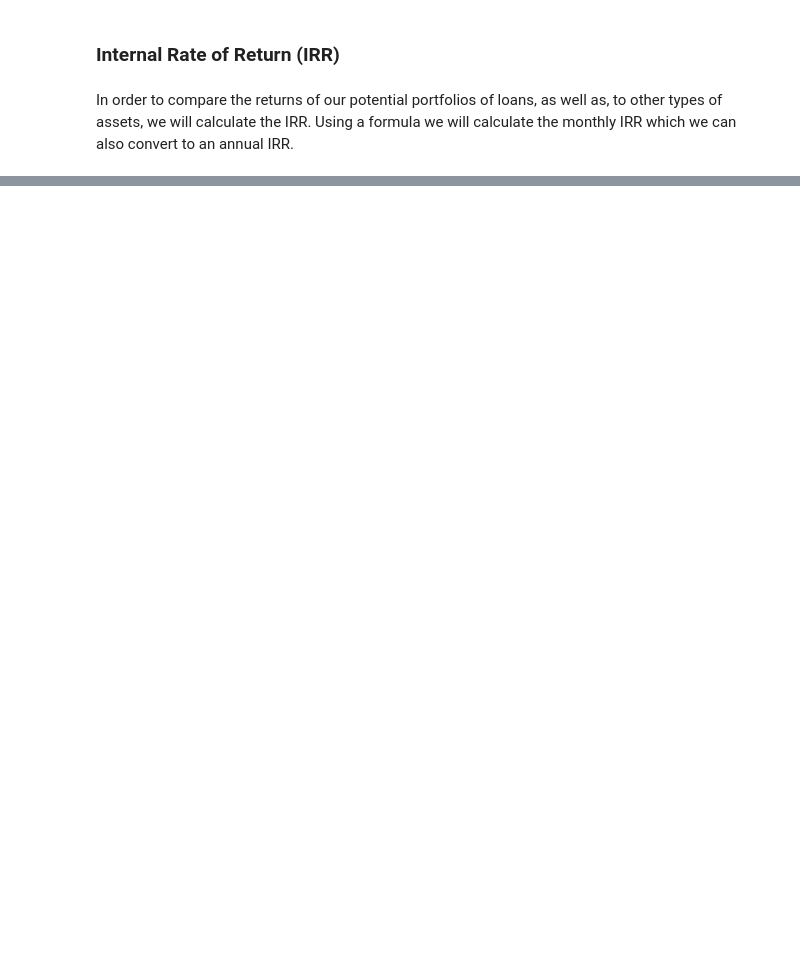
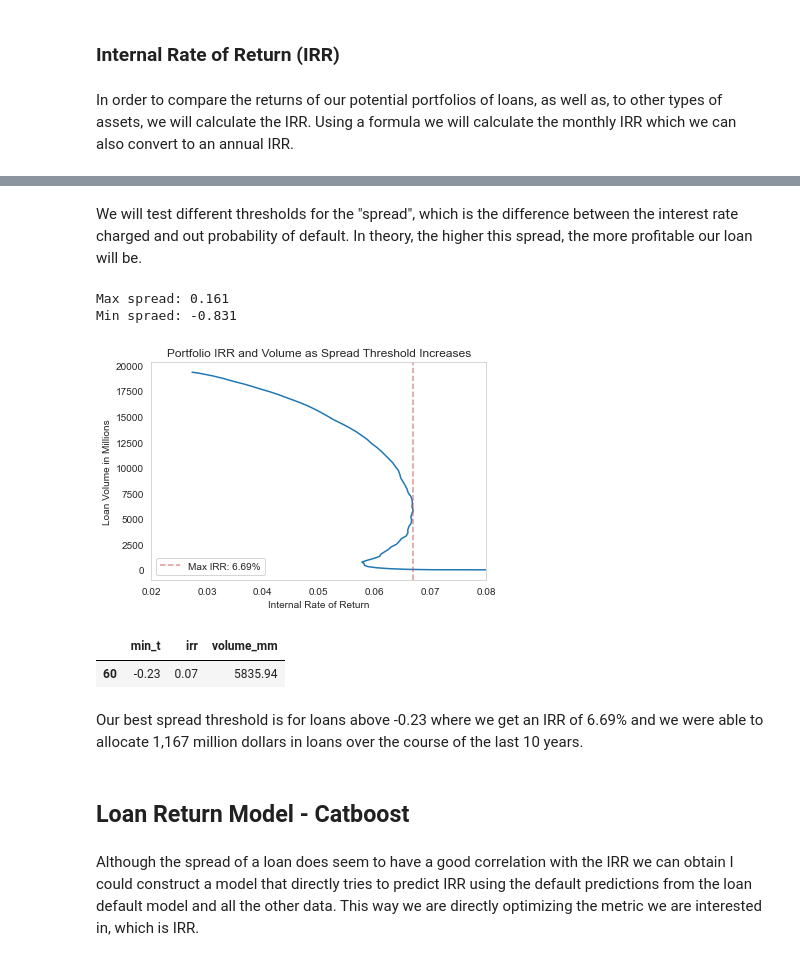
Before and after one commit to DanEllen/Lending-Club-Project, a Jupyter notebook: Lending Club Analysis.ipynb, the cells around one changed output, grey strips where cells are left out. Saved outputs shown, nothing was run; the diff lists cells and outputs as text; code cells hidden in the pictures; blank space fills up the shorter version.

```diff
--- a/Lending Club Analysis.ipynb
+++ b/Lending Club Analysis.ipynb
@@ -727,0 +702,12 @@ Max spread:  0.16088070616269456
+# %%
+def calculate_irr(test_df):
+    '''Calculates the annual IRR of a dataframe with a certain structure'''
+    cf_df = test_df.loc[:,'01-2007':'03-2019'].apply(np.sum).reset_index()
+    cf_df.columns = ['Date', 'CF']
+    irr1 = npf.irr(cf_df["CF"])
+    #Converting to yearly IRR
+    irr1 = ((irr1+1)**12)-1
+    return(irr1)
+#     return("{:.2f}%".format(irr1*100))
+
+calculate_irr(test_df)
@@ -727,0 +720,24 @@ Max spread:  0.16088070616269456
+# %% [markdown]
+We will test different thresholds for the "spread", which is the difference between the interest rate charged and out probability of default. In theory, the higher this spread, the more profitable our loan will be.
+# %%
+max_ = round(test_df['spread'].max(),3)
+min_ = round(test_df['spread'].min(),3)
+print('Max spread: ', max_, "\n",
+      "Min spraed: ", min_, sep='')
+# %% [output]
+Max spread: 0.161
+Min spraed: -0.831
+# %%
+steps = np.linspace(min_,max_,100)
+# %%
+results_spread = pd.DataFrame(columns=['min_t', 'irr','volume_mm'])
+num = 0
+
+for step in steps:
+    irr_df = test_df[test_df['spread']>step]
+    # Volume is multiplied by 5 because the test set is actually 20%
+    # of the total size of the loans due to the train/test split of the model
+    volume = (irr_df['loan_amnt'].sum()/1000000)*5
+    irr = calculate_irr(irr_df)
+    results_spread.loc[num] = [step] + [irr] + [volume]
+    num += 1
@@ -727,0 +746,27 @@ Max spread:  0.16088070616269456
+# %%
+max_irr=results_spread[results_spread['volume_mm']>100]['irr'].max()
+max_irr_label = ("{:.2f}%".format(max_irr*100))
+
+plt.rcParams.update({'font.size': 10})
+f, ax = plt.subplots()
+ax.grid(False)
+ax.plot(results_spread.irr, results_spread.volume_mm)
+ax.set_ylabel('Loan Volume in Millions')
+ax.set(xlabel="Internal Rate of Return", title="Portfolio IRR and Volume as Spread Threshold Increases")
+ax.set_xlim([0.02, 0.08])
+ax.axvline(max_irr, linestyle='--', color='r', label=('Max IRR: '+max_irr_label), alpha=0.6)
+ax.legend(loc=3)
+f.savefig('./images/spread_threshold_IRR.png', facecolor=f.get_facecolor(), transparent=True, dpi=500)
+# %% [output]
+[figure, added]
+# %%
+results_spread[results_spread['irr']==max_irr]
+# %% [output]
+|  | min_t | irr | volume_mm |
+| 60 | -0.23 | 0.07 | 5835.94 |
+# %% [markdown]
+Our best spread threshold is for loans above -0.23 where we get an IRR of 6.69% and we were able to allocate 1,167 million dollars in loans over the course of the last 10 years.
+# %% [markdown]
+## Loan Return Model - Catboost
+# %% [markdown]
+Although the spread of a loan does seem to have a good correlation with the IRR we can obtain I could construct a model that directly tries to predict IRR using the default predictions from the loan default model and all the other data. This way we are directly optimizing the metric we are interested in, which is IRR.
```
Also changed, not shown: parts of 67 cells of this notebook, 10 other files.
